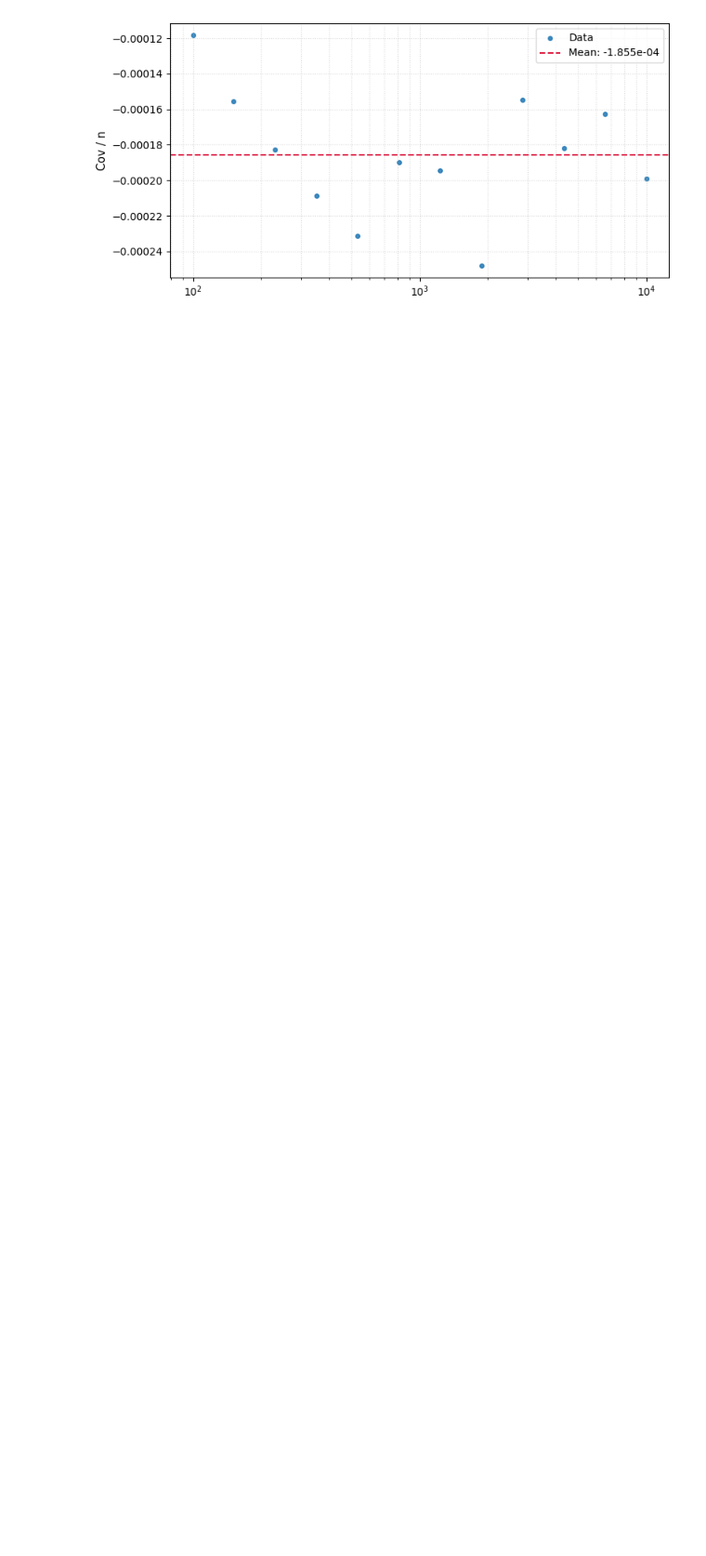
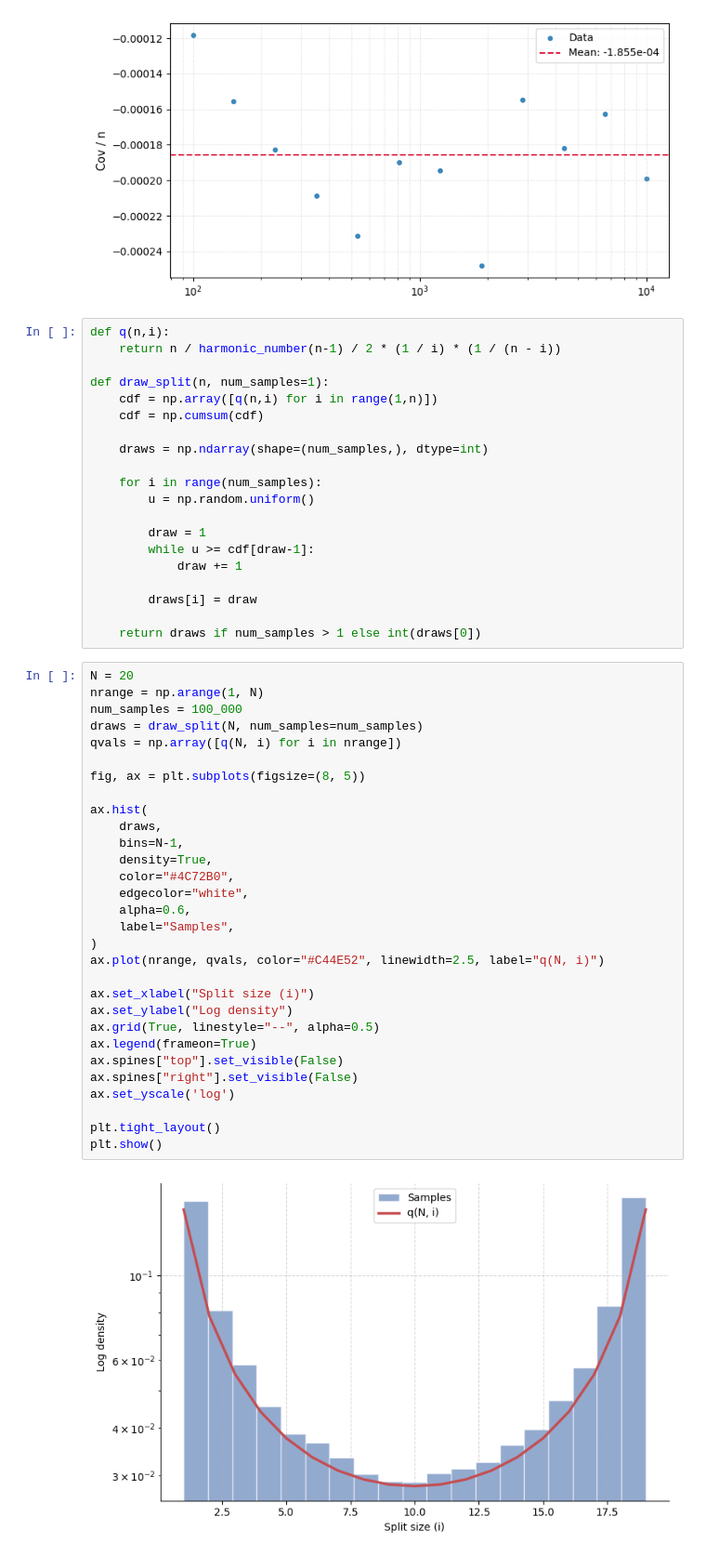
Before and after one commit to spsvihla/pcms, a Jupyter notebook: notebooks/subtree_size_correlations.ipynb, the cells around one changed output. Shown at 93% size. Saved outputs shown, nothing was run; the diff lists cells and outputs as text; blank space fills up the shorter version.

Commit message:
Add: correlation plots

```diff
--- a/notebooks/subtree_size_correlations.ipynb
+++ b/notebooks/subtree_size_correlations.ipynb
@@ -189,3 +189,55 @@ plt.tight_layout()
 plt.show()
 # %% [output]
 [figure]
+# %%
+def q(n,i):
+    return n / harmonic_number(n-1) / 2 * (1 / i) * (1 / (n - i))
+
+def draw_split(n, num_samples=1):
+    cdf = np.array([q(n,i) for i in range(1,n)])
+    cdf = np.cumsum(cdf)
+
+    draws = np.ndarray(shape=(num_samples,), dtype=int)
+
+    for i in range(num_samples):
+        u = np.random.uniform()
+
+        draw = 1
+        while u >= cdf[draw-1]:
+            draw += 1
+
+        draws[i] = draw
+
+    return draws if num_samples > 1 else int(draws[0])
+# %%
+N = 20
+nrange = np.arange(1, N)
+num_samples = 100_000
+draws = draw_split(N, num_samples=num_samples)
+qvals = np.array([q(N, i) for i in nrange])
+
+fig, ax = plt.subplots(figsize=(8, 5))
+
+ax.hist(
+    draws,
+    bins=N-1,
+    density=True,
+    color="#4C72B0",
+    edgecolor="white",
+    alpha=0.6,
+    label="Samples",
+)
+ax.plot(nrange, qvals, color="#C44E52", linewidth=2.5, label="q(N, i)")
+
+ax.set_xlabel("Split size (i)")
+ax.set_ylabel("Log density")
+ax.grid(True, linestyle="--", alpha=0.5)
+ax.legend(frameon=True)
+ax.spines["top"].set_visible(False)
+ax.spines["right"].set_visible(False)
+ax.set_yscale('log')
+
+plt.tight_layout()
+plt.show()
+# %% [output]
+[figure, added]
```
Also changed, not shown: parts of 3 cells of this notebook, 1 other file.
